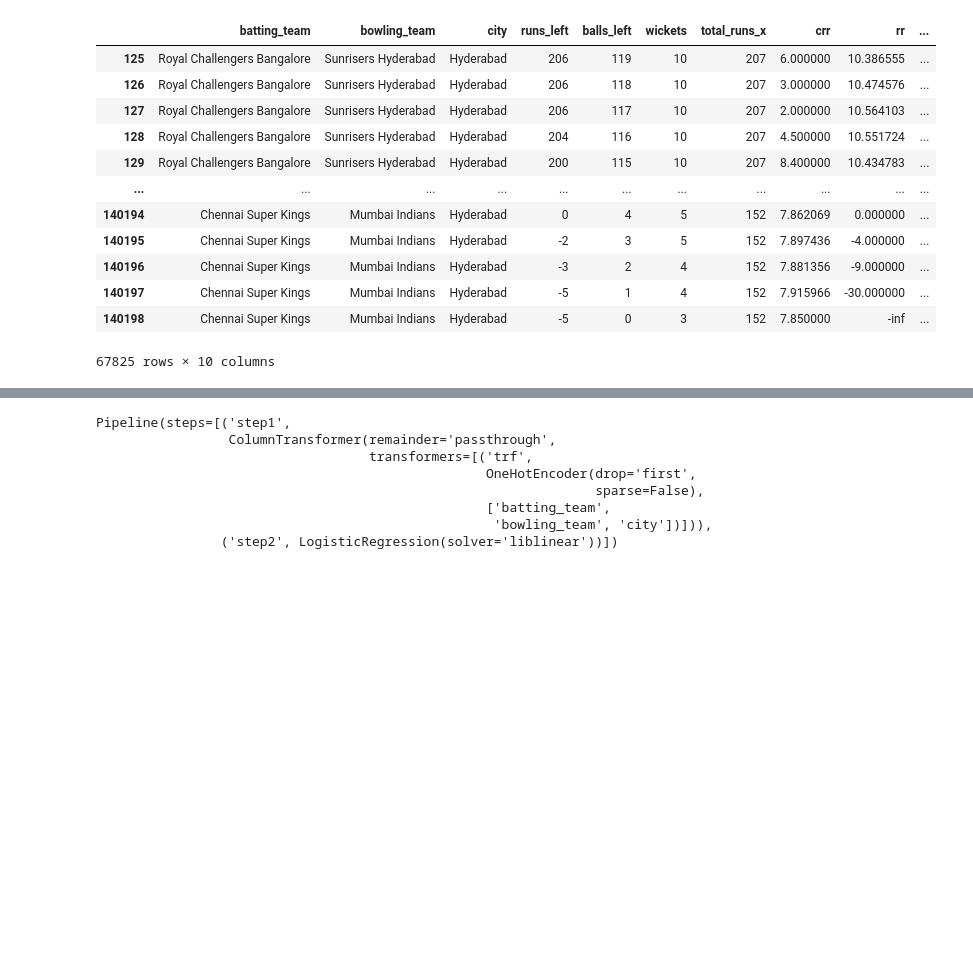
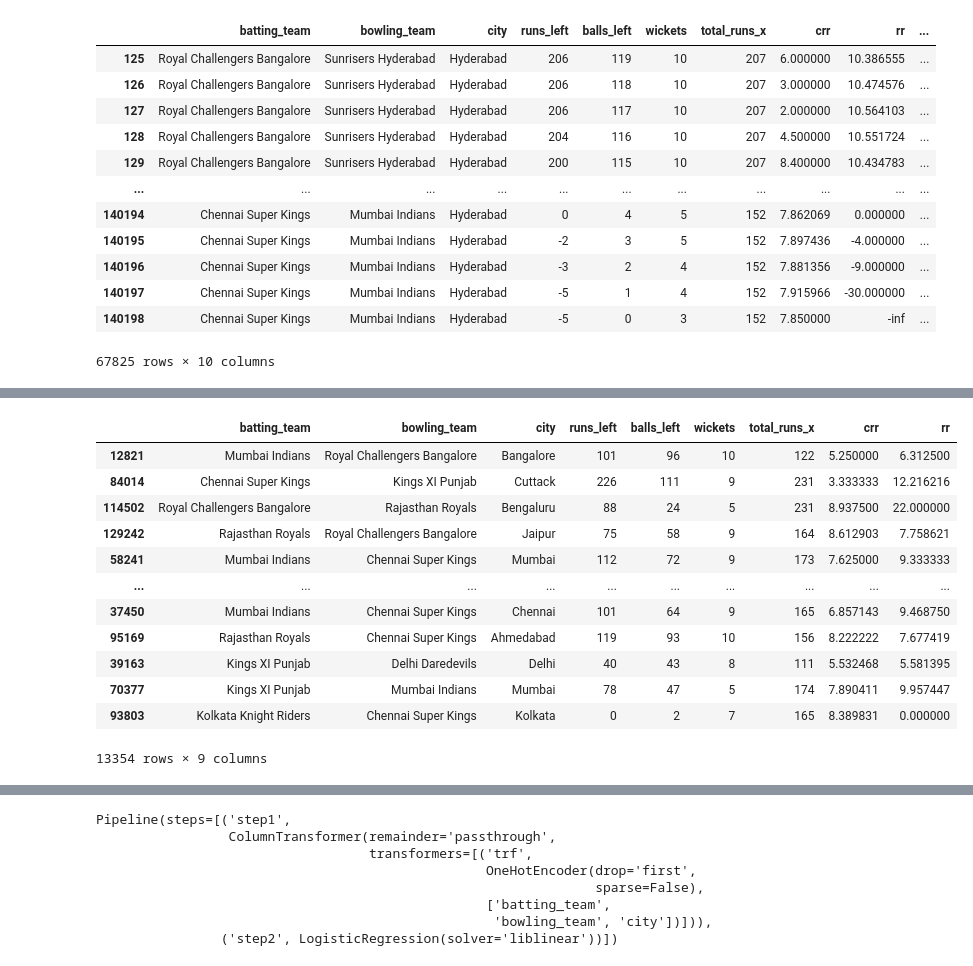
Before and after one commit to varun-107/IPL_WIN_PREDICTOR, a Jupyter notebook: Untitled.ipynb, the cells around one changed output, grey strips where cells are left out. Saved outputs shown, nothing was run; the diff lists cells and outputs as text; code cells hidden in the pictures; blank space fills up the shorter version.

```diff
--- a/Untitled.ipynb
+++ b/Untitled.ipynb
@@ -589 +589,17 @@ X_train
 53414 rows × 9 columns
+# %%
+X_test
+# %% [output]
+|  | batting_team | bowling_team | city | runs_left | balls_left | wickets | total_runs_x | crr | rr |
+| 12821 | Mumbai Indians | Royal Challengers Bangalore | Bangalore | 101 | 96 | 10 | 122 | 5.250000 | 6.312500 |
+| 84014 | Chennai Super Kings | Kings XI Punjab | Cuttack | 226 | 111 | 9 | 231 | 3.333333 | 12.216216 |
+| 114502 | Royal Challengers Bangalore | Rajasthan Royals | Bengaluru | 88 | 24 | 5 | 231 | 8.937500 | 22.000000 |
+| 129242 | Rajasthan Royals | Royal Challengers Bangalore | Jaipur | 75 | 58 | 9 | 164 | 8.612903 | 7.758621 |
+| 58241 | Mumbai Indians | Chennai Super Kings | Mumbai | 112 | 72 | 9 | 173 | 7.625000 | 9.333333 |
+| ... | ... | ... | ... | ... | ... | ... | ... | ... | ... |
+| 37450 | Mumbai Indians | Chennai Super Kings | Chennai | 101 | 64 | 9 | 165 | 6.857143 | 9.468750 |
+| 95169 | Rajasthan Royals | Chennai Super Kings | Ahmedabad | 119 | 93 | 10 | 156 | 8.222222 | 7.677419 |
+| 39163 | Kings XI Punjab | Delhi Daredevils | Delhi | 40 | 43 | 8 | 111 | 5.532468 | 5.581395 |
+| 70377 | Kings XI Punjab | Mumbai Indians | Mumbai | 78 | 47 | 5 | 174 | 7.890411 | 9.957447 |
+| 93803 | Kolkata Knight Riders | Chennai Super Kings | Kolkata | 0 | 2 | 7 | 165 | 8.389831 | 0.000000 |
+13354 rows × 9 columns
```
Also changed, not shown: parts of 10 cells of this notebook, 2 other files.
